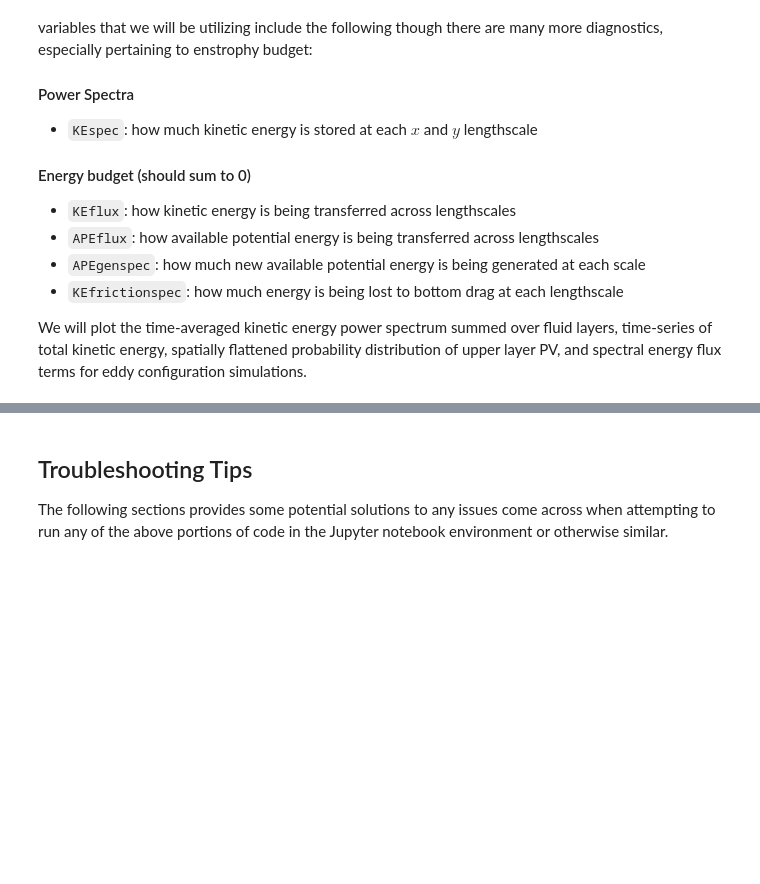
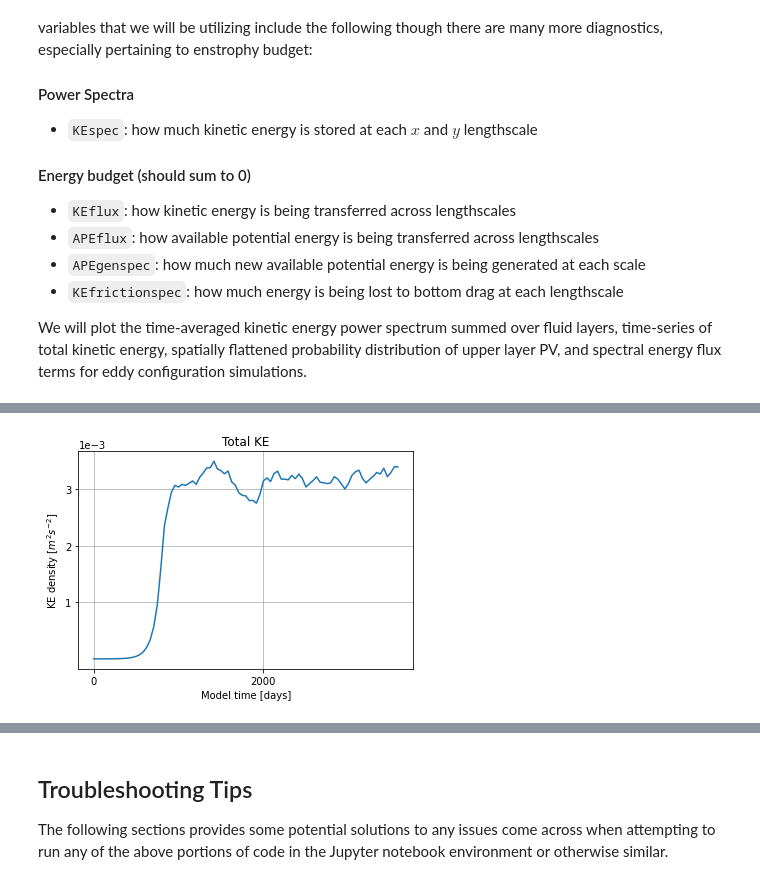
Before and after one commit to m2lines/MLwithQG, a Jupyter notebook: notebooks/Running High Resolution Simulations With pyqg.ipynb, the cells around one changed output, grey strips where cells are left out. Saved outputs shown, nothing was run; the diff lists cells and outputs as text; code cells hidden in the pictures; blank space fills up the shorter version.

```diff
--- a/notebooks/Running High Resolution Simulations With pyqg.ipynb
+++ b/notebooks/Running High Resolution Simulations With pyqg.ipynb
@@ -210,2 +207,18 @@ plt.grid()
+# %%
+# Time-series of total kinetic energy
+eddy_ke_density = ((eddy_high_res.u * eddy_high_res.u) + (eddy_high_res.v * eddy_high_res.v)) / 2
+eddy_ke_density = eddy_ke_density.sum(dim=['x', 'y', 'lev'])
+
+eddy_ke_density_scaled = ((eddy_ke_density - eddy_ke_density.min()) / (eddy_ke_density.max() - eddy_ke_density.min())) * (3.5e-3)
+
+plt.plot(eddy_high_res['time'] / 86400,  eddy_ke_density_scaled)
+plt.ticklabel_format(axis='y', style='sci', scilimits=(0,0))
+plt.xticks(ticks=[0, 2000]); plt.yticks(ticks=[0.001, 0.002, 0.003])
+plt.xlabel('Model time [days]')
+plt.ylabel(r'KE density [$m^{2}s^{-2}$]')
+plt.title('Total KE')
+plt.grid()
+# %% [output]
+[figure, added]
 # %%
 # TODO: Plot spatially flattened probability distributiom of upper layer PV
```
Also changed, not shown: parts of 5 cells of this notebook.
